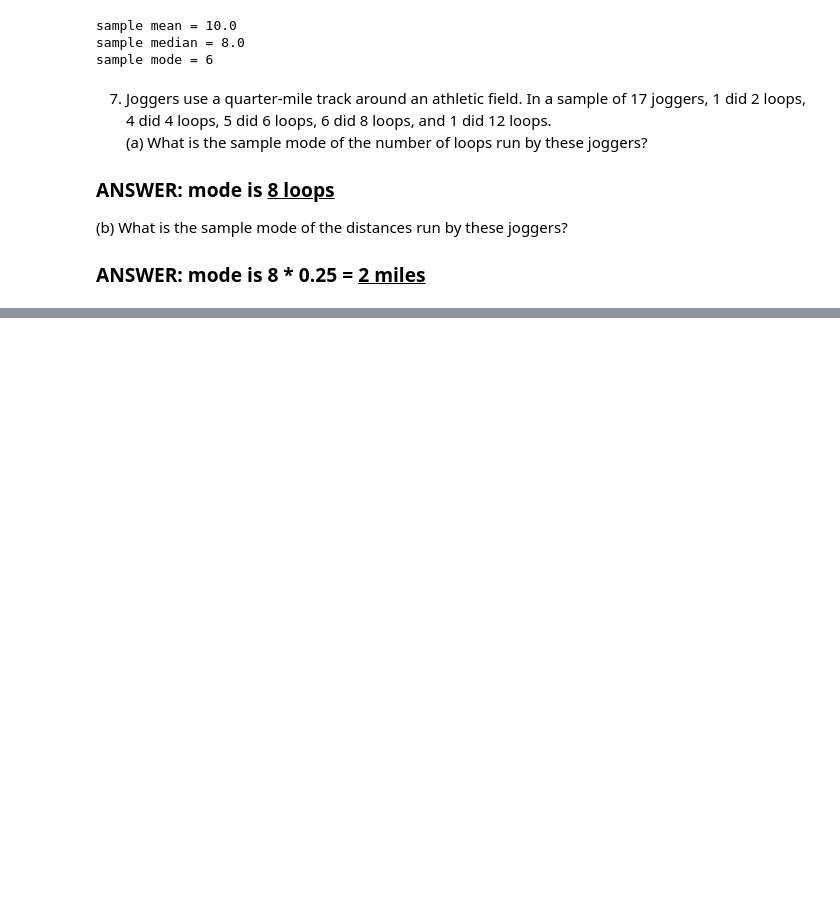
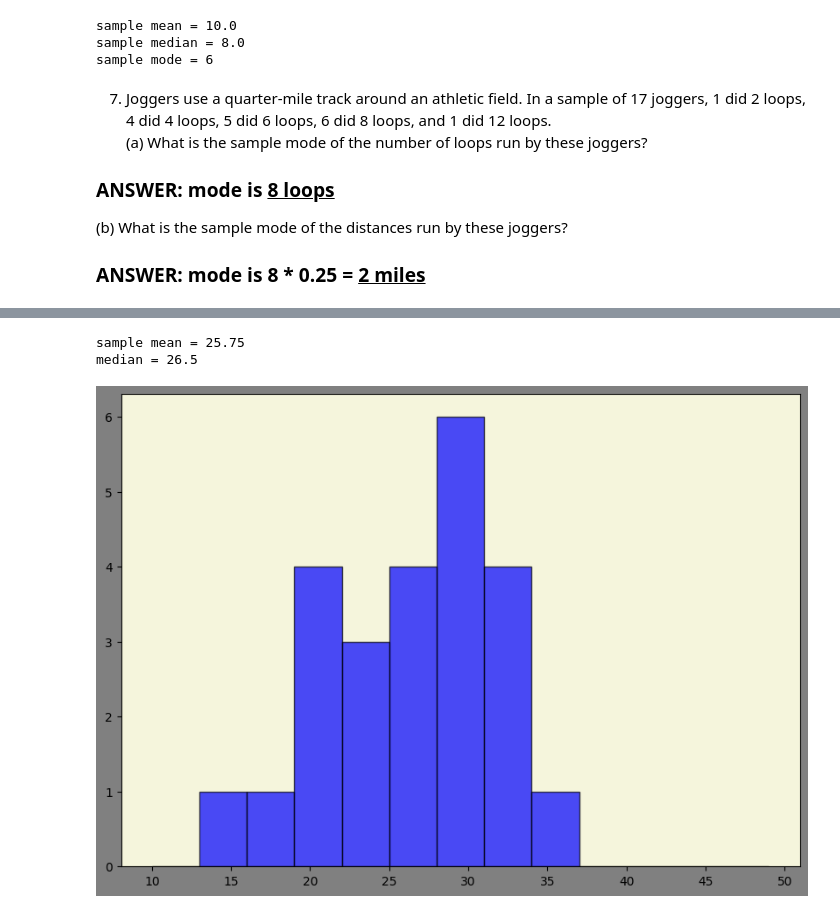
Before and after one commit to kgedt/ML_DA_projects, a Jupyter notebook: hw2.ipynb, the cells around one changed output, grey strips where cells are left out. Cells and saved outputs as stored; diff of their text form; code cells hidden in the pictures; blank space fills up the shorter version.

```diff
--- a/hw2.ipynb
+++ b/hw2.ipynb
@@ -437,0 +547,18 @@ sample mode = 6
+# %%
+data = [22, 17, 19, 31, 28, 29, 21, 33, 36, 24, 15, 28,
+25, 28, 22, 27, 33, 19, 25, 28, 26, 20, 30, 32]
+
+fig, ax = plt.subplots(figsize=(10, 7), facecolor='gray')
+ax.set_facecolor('beige')
+bins = [i for i in np.arange(10, 50, 3)]
+ax.hist(data, bins, facecolor='b', alpha=0.7, edgecolor='k')
+
+sample_mean = np.mean(data)
+print(f'sample mean = {sample_mean}')
+
+median = np.median(data)
+print(f'median = {median}')
+# %% [output]
+sample mean = 25.75
+median = 26.5
+[figure, added]
```
Also changed, not shown: parts of 19 cells of this notebook, 3 other files.
